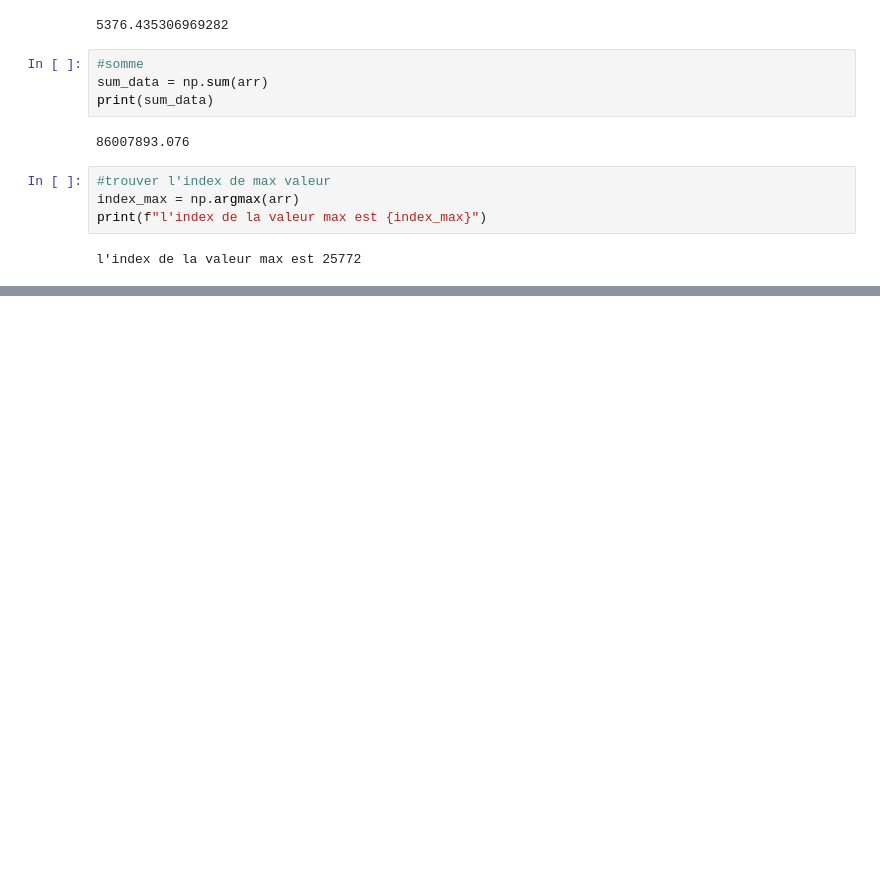
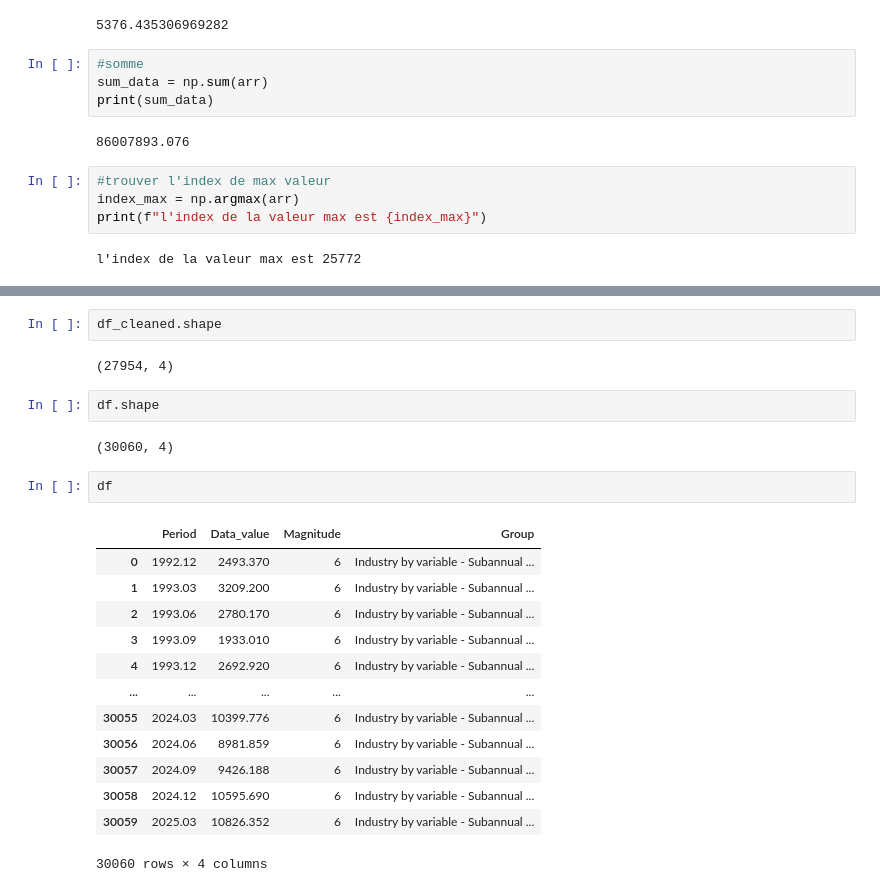
Before and after one commit to Ezekiat/formation, a Jupyter notebook: Untitled Folder/formation.ipynb, the cells around one changed output, grey strips where cells are left out. Cells and saved outputs as stored; diff of their text form; blank space fills up the shorter version.

```diff
--- a/Untitled Folder/formation.ipynb
+++ b/Untitled Folder/formation.ipynb
@@ -302,0 +320,24 @@ l'index de la valeur max est 25772
+# %%
+df_cleaned.shape
+# %% [output]
+(27954, 4)
+# %%
+df.shape
+# %% [output]
+(30060, 4)
+# %%
+df
+# %% [output]
+|  | Period | Data_value | Magnitude | Group |
+| 0 | 1992.12 | 2493.370 | 6 | Industry by variable - Subannual ... |
+| 1 | 1993.03 | 3209.200 | 6 | Industry by variable - Subannual ... |
+| 2 | 1993.06 | 2780.170 | 6 | Industry by variable - Subannual ... |
+| 3 | 1993.09 | 1933.010 | 6 | Industry by variable - Subannual ... |
+| 4 | 1993.12 | 2692.920 | 6 | Industry by variable - Subannual ... |
+| ... | ... | ... | ... | ... |
+| 30055 | 2024.03 | 10399.776 | 6 | Industry by variable - Subannual ... |
+| 30056 | 2024.06 | 8981.859 | 6 | Industry by variable - Subannual ... |
+| 30057 | 2024.09 | 9426.188 | 6 | Industry by variable - Subannual ... |
+| 30058 | 2024.12 | 10595.690 | 6 | Industry by variable - Subannual ... |
+| 30059 | 2025.03 | 10826.352 | 6 | Industry by variable - Subannual ... |
+30060 rows × 4 columns
```
Also changed, not shown: parts of 2 cells of this notebook, 7 other files.
